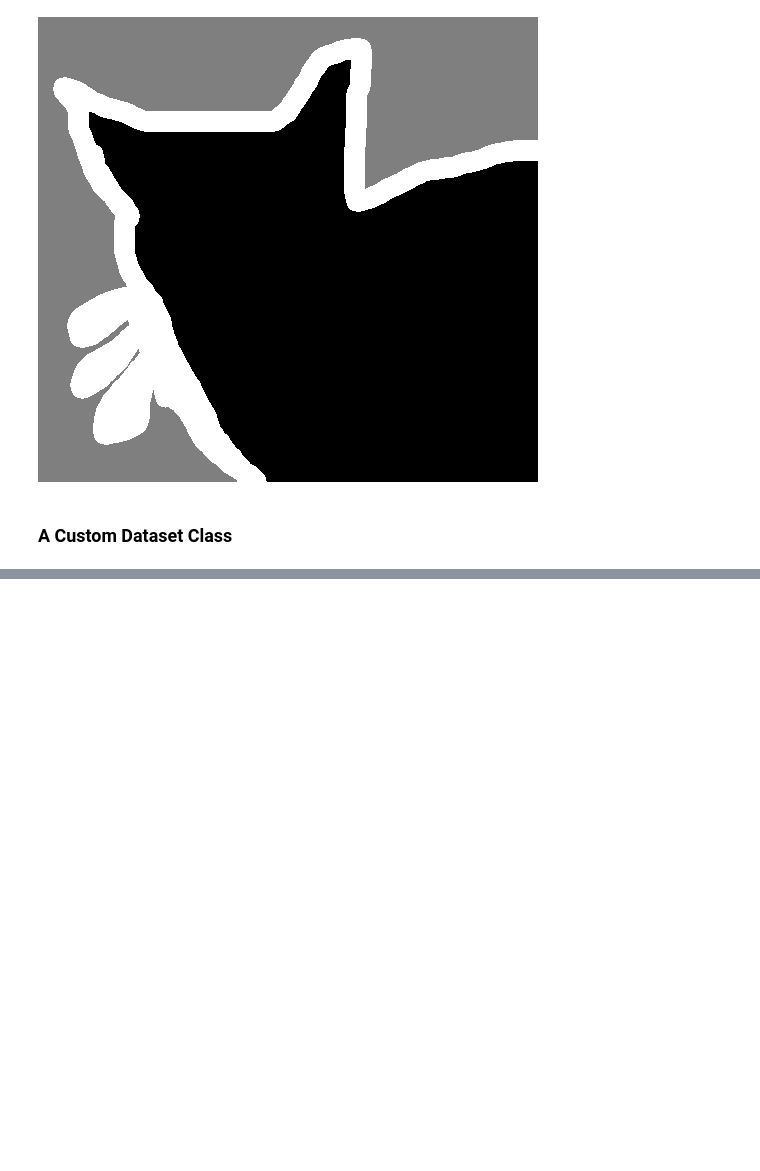
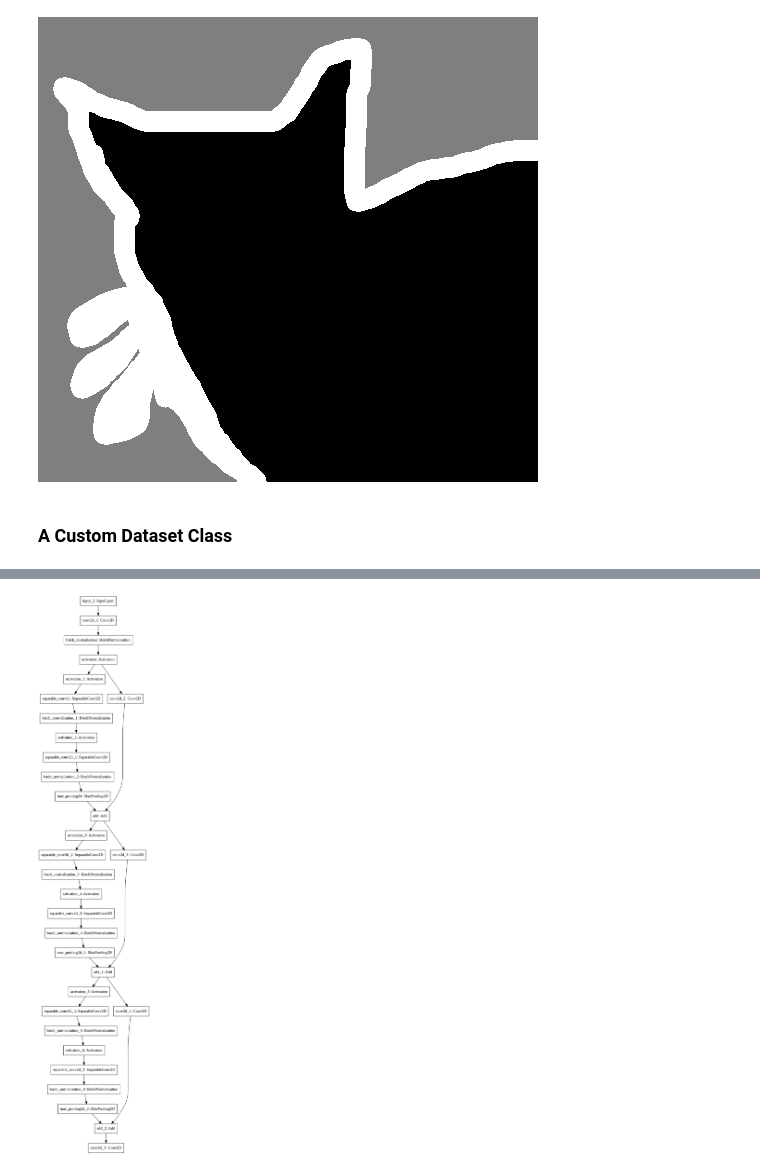
Before and after one commit to m3sibti/DL_projects, a Jupyter notebook: Keras_Segmentation_UNet_mw.ipynb, the cells around one changed output, grey strips where cells are left out. Cells and saved outputs as stored; diff of their text form; code cells hidden in the pictures; blank space fills up the shorter version.

Commit message:
Downsampling part implemented with graph

```diff
--- a/Keras_Segmentation_UNet_mw.ipynb
+++ b/Keras_Segmentation_UNet_mw.ipynb
@@ -103,0 +127,36 @@ class OxfordPets(keras.utils.Sequence):
+# %%
+def get_model(img_size, n_classes):
+  inputs = keras.Input(shape=img_size + (3,))
+
+  # first downsample the inputs
+  x = layers.Conv2D(32, 3, strides=2, padding='same')(inputs)
+  x = layers.BatchNormalization()(x)
+  x = layers.Activation('relu')(x)
+
+  previous_block = x  # for residuals
+
+  for filters in [64, 128, 256]:
+    x = layers.Activation('relu')(x)
+    x = layers.SeparableConv2D(filters, 3, padding='same')(x)
+    x = layers.BatchNormalization()(x)
+
+    x = layers.Activation('relu')(x)
+    x = layers.SeparableConv2D(filters, 3, padding='same')(x)
+    x = layers.BatchNormalization()(x)
+
+    x = layers.MaxPooling2D(3, strides=2, padding='same')(x)
+
+    # project residual block
+    residual = layers.Conv2D(filters, 1, strides=2, padding='same')(
+        previous_block
+    )
+    x = layers.add([x, residual])
+    previous_block = x
+
+  outputs = layers.Conv2D(n_classes, 3, activation='softmax',
+                          padding='same')(x)
+
+  model = keras.Model(inputs, outputs)
+  return model
+# %%
+half_model = get_model(image_size, num_class)
@@ -103,0 +183,4 @@ class OxfordPets(keras.utils.Sequence):
+# %%
+keras.utils.plot_model(half_model)
+# %% [output]
+[figure, added]
```
Also changed, not shown: parts of 4 cells of this notebook.
